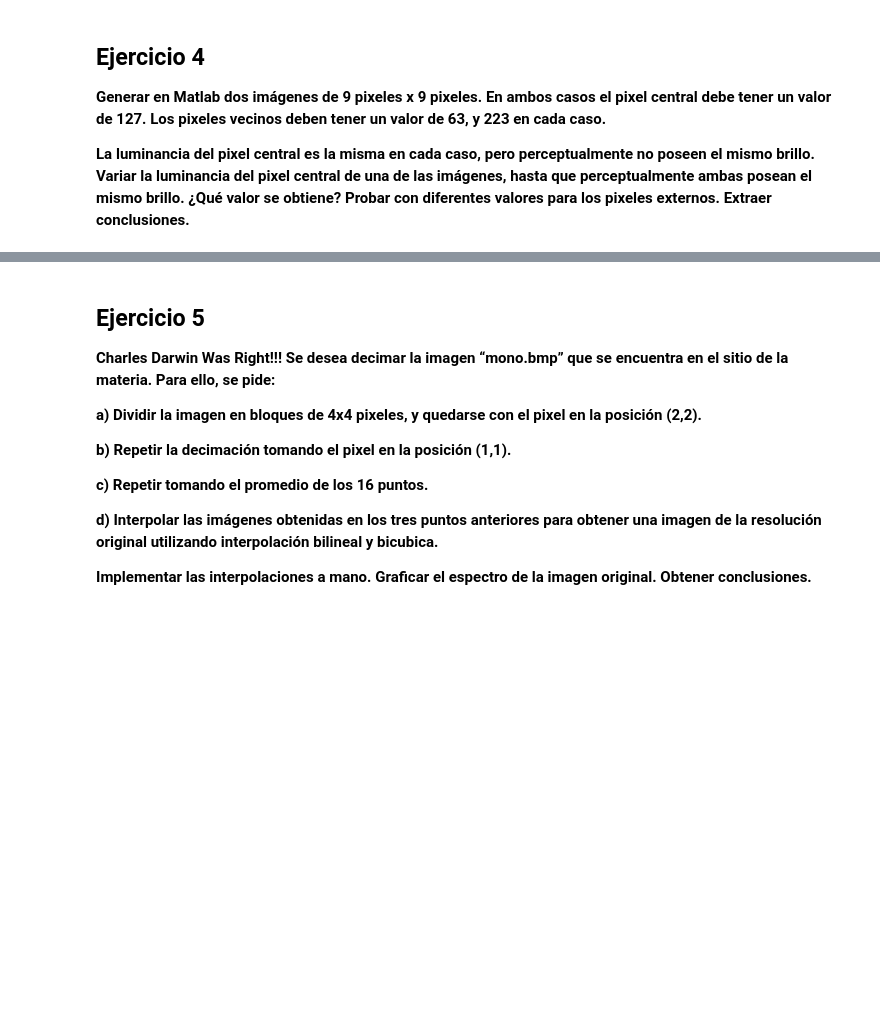
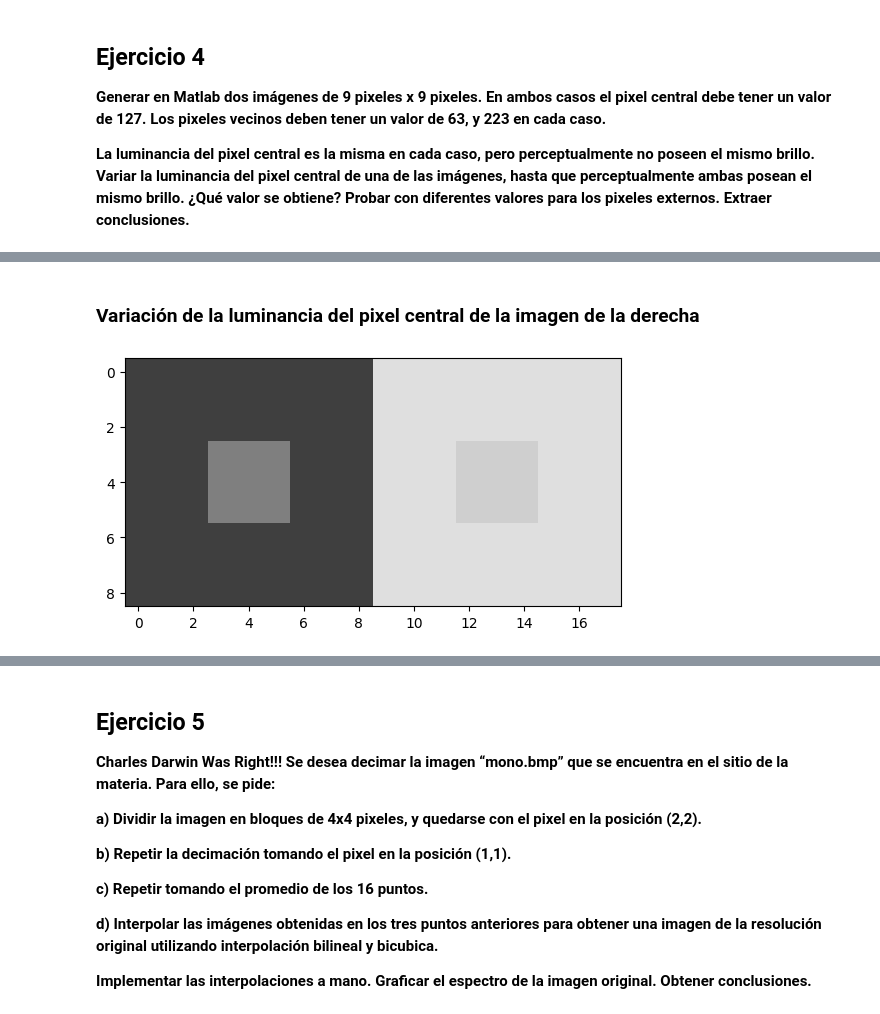
Before and after one commit to prausela/image-processing, a Jupyter notebook: tp1/Guía_1.ipynb, the cells around one changed output, grey strips where cells are left out. Drawn from its saved outputs; the diff is of its cells as text; code cells hidden in the pictures; blank space fills up the shorter version.

```diff
--- a/tp1/Guía_1.ipynb
+++ b/tp1/Guía_1.ipynb
@@ -108,0 +147,6 @@ x = 0.2857 mm
+# %% [markdown]
+### Variación de la luminancia del pixel central de la imagen de la derecha
+# %%
+show_image(build_image(0, 80))
+# %% [output]
+[figure, added]
```
Also changed, not shown: parts of 32 cells of this notebook.
